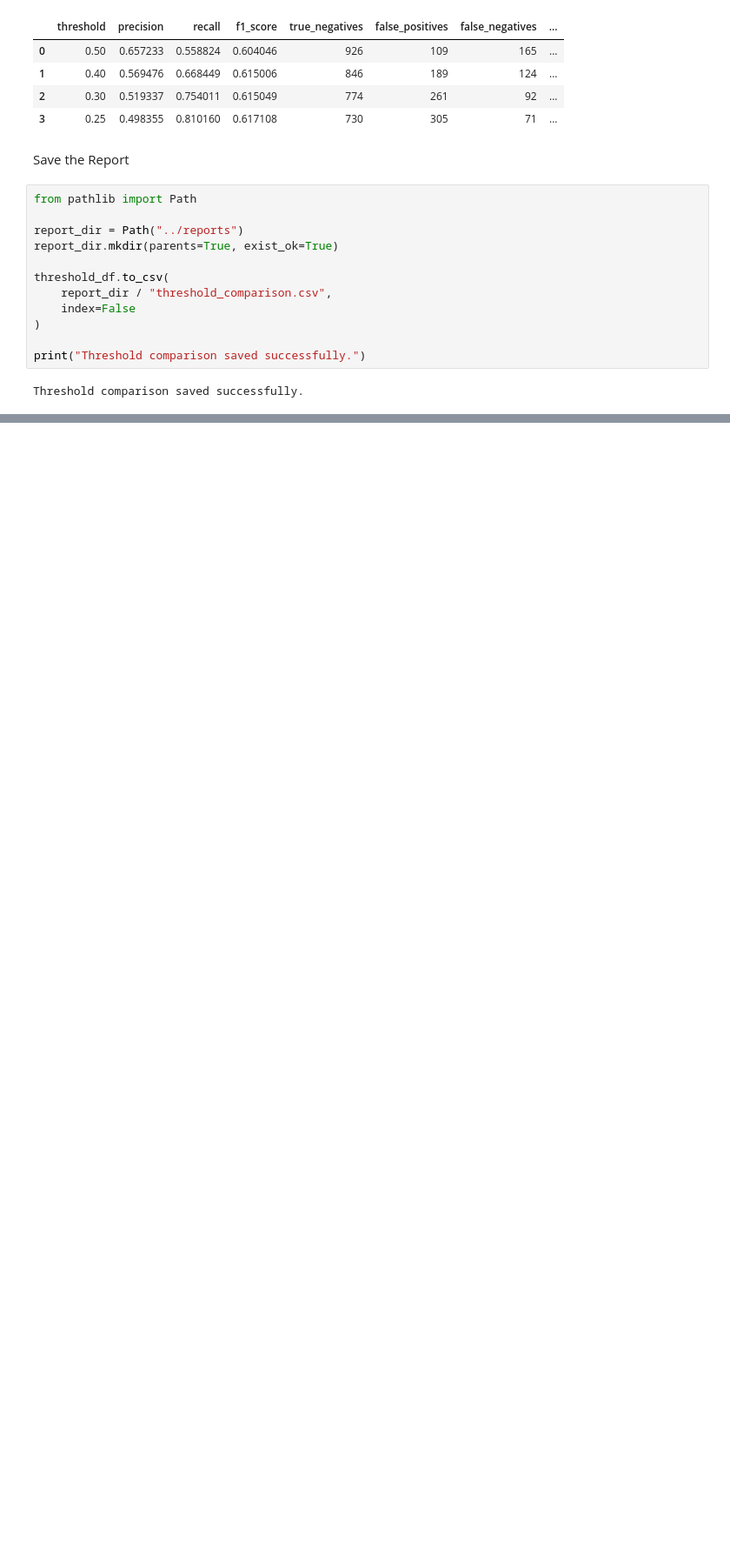
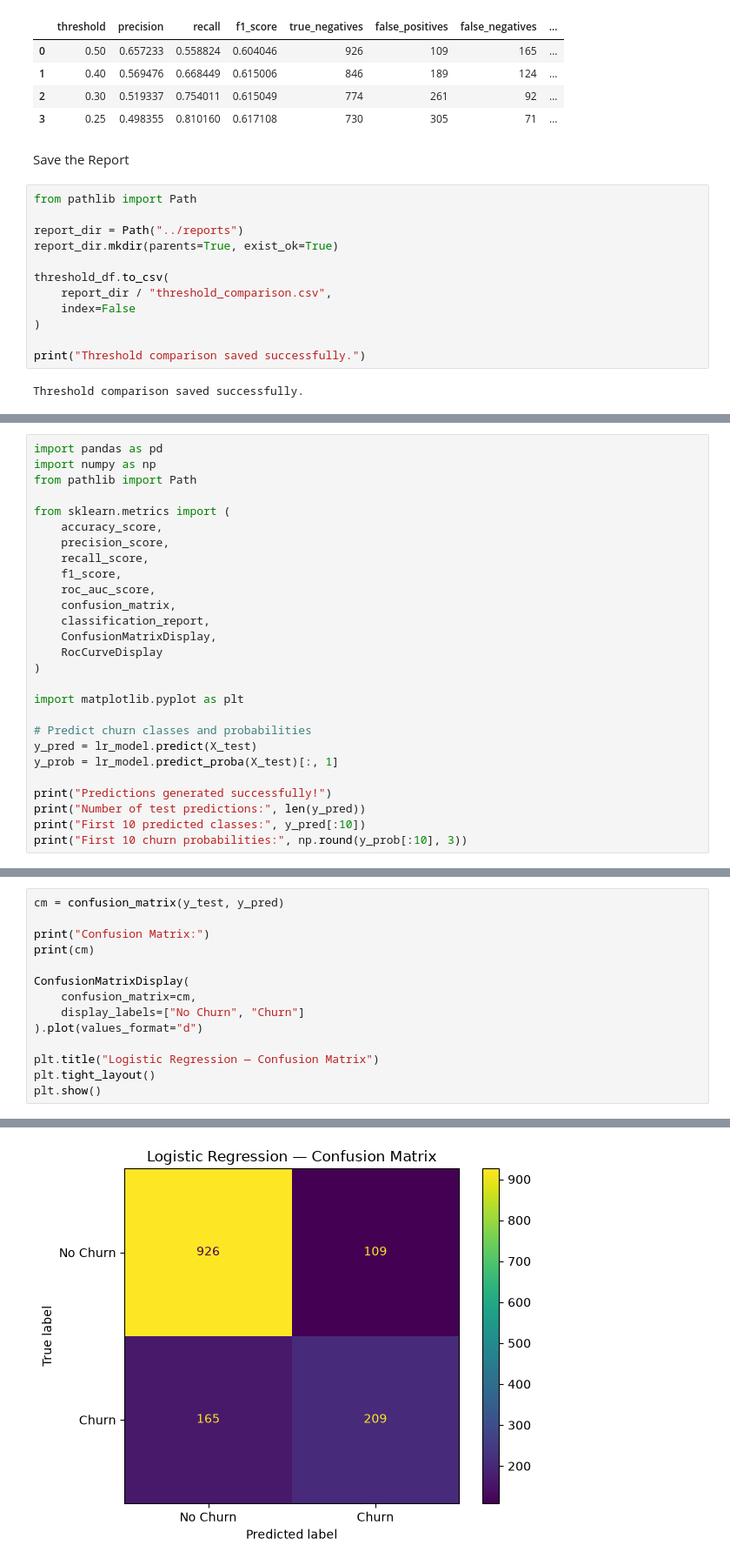
Before and after one commit to HadiaSajjad123/ai_engineering_journey, a Jupyter notebook: week-01-data-and-ml/day-01-customer-churn-eda/notebooks/03-baseline-model.ipynb, the cells around one changed output, grey strips where cells are left out. Shown at 87% size. Saved outputs shown, nothing was run; the diff lists cells and outputs as text; blank space fills up the shorter version.

Commit message:
Add baseline model notebook and reports

```diff
--- a/week-01-data-and-ml/day-01-customer-churn-eda/notebooks/03-baseline-model.ipynb
+++ b/week-01-data-and-ml/day-01-customer-churn-eda/notebooks/03-baseline-model.ipynb
@@ -374,0 +456,27 @@ Threshold comparison saved successfully.
+# %%
+import pandas as pd
+import numpy as np
+from pathlib import Path
+
+from sklearn.metrics import (
+    accuracy_score,
+    precision_score,
+    recall_score,
+    f1_score,
+    roc_auc_score,
+    confusion_matrix,
+    classification_report,
+    ConfusionMatrixDisplay,
+    RocCurveDisplay
+)
+
+import matplotlib.pyplot as plt
+
+# Predict churn classes and probabilities
+y_pred = lr_model.predict(X_test)
+y_prob = lr_model.predict_proba(X_test)[:, 1]
+
+print("Predictions generated successfully!")
+print("Number of test predictions:", len(y_pred))
+print("First 10 predicted classes:", y_pred[:10])
+print("First 10 churn probabilities:", np.round(y_prob[:10], 3))
@@ -374,0 +515,15 @@ Threshold comparison saved successfully.
+# %%
+cm = confusion_matrix(y_test, y_pred)
+
+print("Confusion Matrix:")
+print(cm)
+
+ConfusionMatrixDisplay(
+    confusion_matrix=cm,
+    display_labels=["No Churn", "Churn"]
+).plot(values_format="d")
+
+plt.title("Logistic Regression — Confusion Matrix")
+plt.tight_layout()
+plt.show()
+# %% [output]
@@ -374,0 +533 @@ Threshold comparison saved successfully.
+[figure, added]
```
Also changed, not shown: parts of 24 cells of this notebook, 4 other files.
